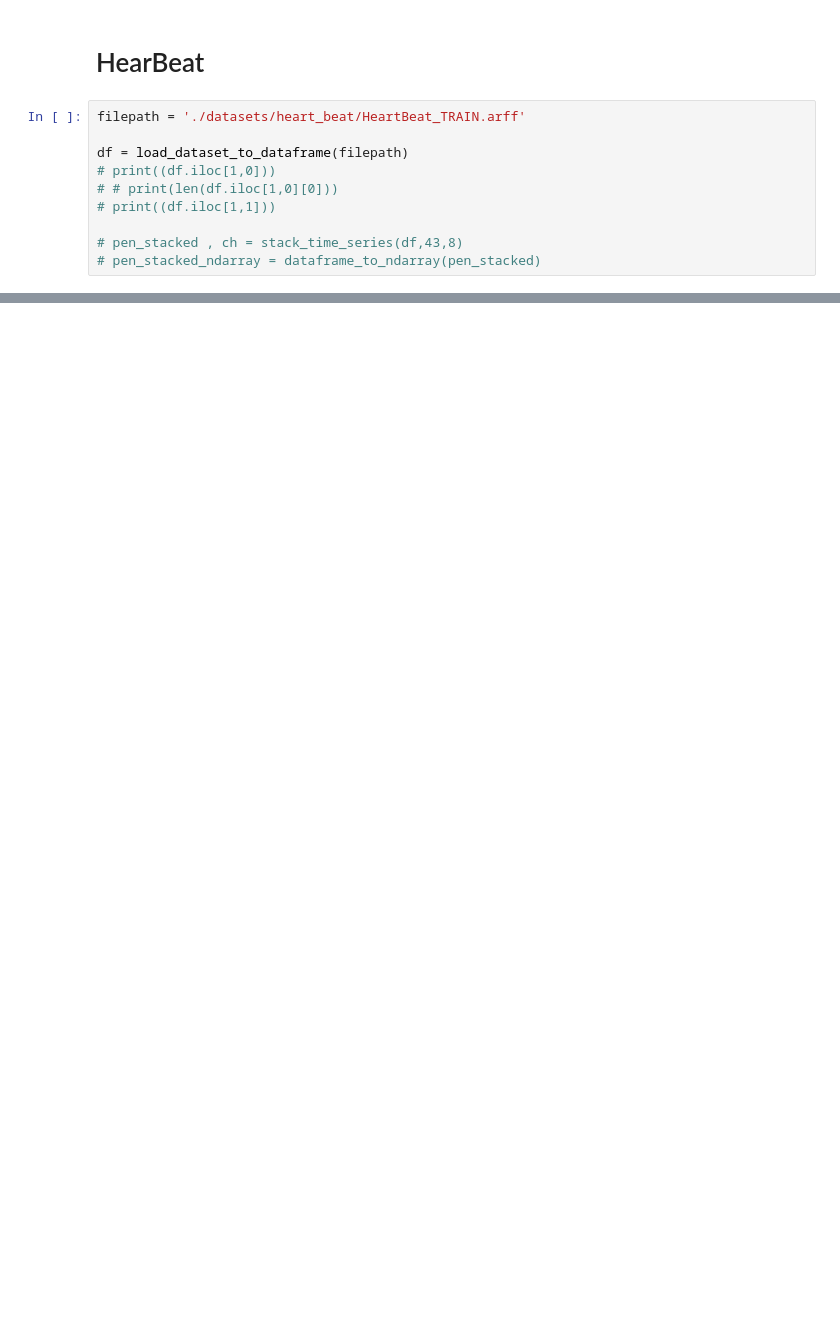
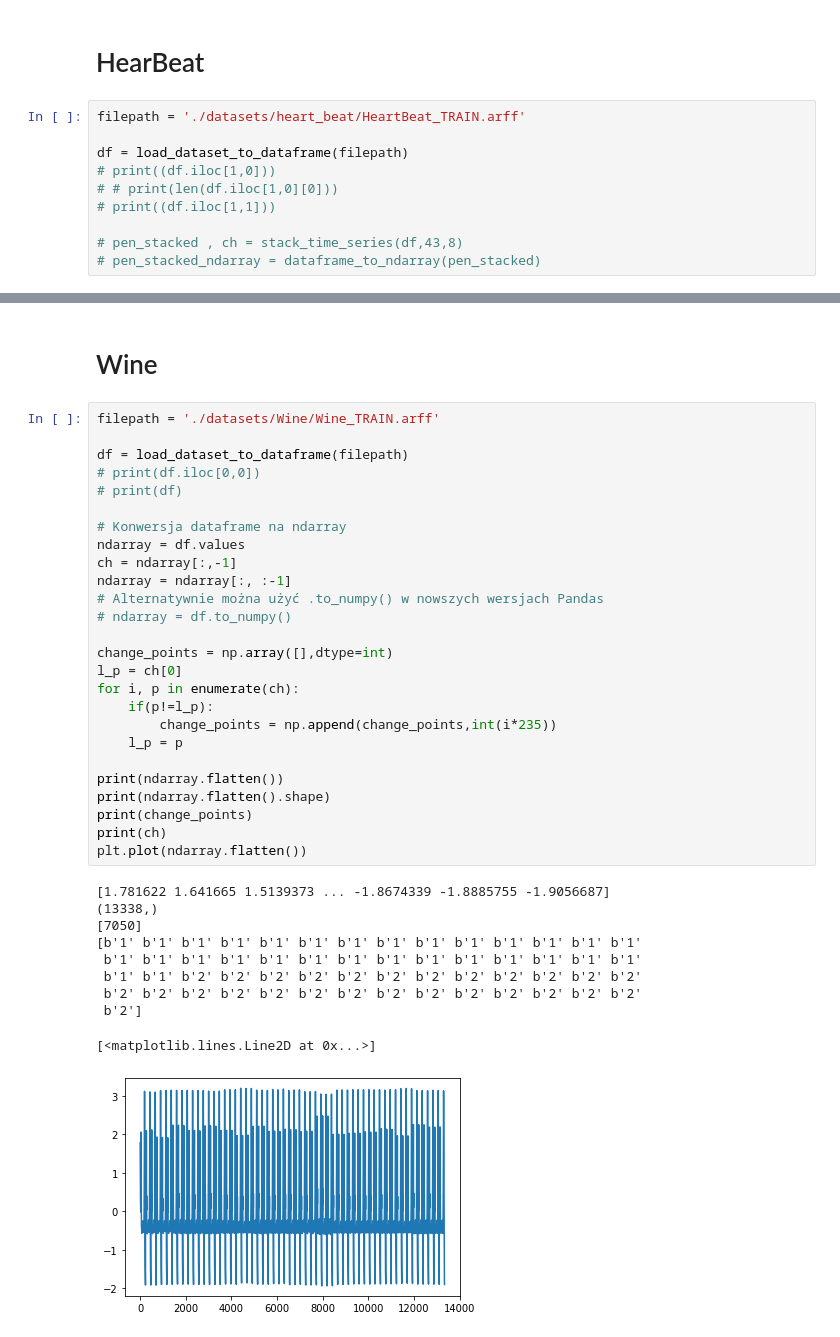
Before and after one commit to damjam212/TimeSeriesSegmentation, a Jupyter notebook: Data_segmentation.ipynb, the cells around one changed output, grey strips where cells are left out. Cells and saved outputs as stored; diff of their text form; blank space fills up the shorter version.

Commit message:
feat: add cells for diffrent datasets (5 of them are suited for experiments)

```diff
--- a/Data_segmentation.ipynb
+++ b/Data_segmentation.ipynb
@@ -953,0 +917,39 @@ eval
+# %% [markdown]
+# Wine
+# %%
+filepath = './datasets/Wine/Wine_TRAIN.arff'
+
+df = load_dataset_to_dataframe(filepath)
+# print(df.iloc[0,0])
+# print(df)
+
+# Konwersja dataframe na ndarray
+ndarray = df.values
+ch = ndarray[:,-1]
+ndarray = ndarray[:, :-1]
+# Alternatywnie można użyć .to_numpy() w nowszych wersjach Pandas
+# ndarray = df.to_numpy()
+
+change_points = np.array([],dtype=int)
+l_p = ch[0]
+for i, p in enumerate(ch):
+    if(p!=l_p):
+        change_points = np.append(change_points,int(i*235))
+    l_p = p
+
+print(ndarray.flatten())
+print(ndarray.flatten().shape)
+print(change_points)
+print(ch)
+plt.plot(ndarray.flatten())
+# %% [output]
+[1.781622 1.641665 1.5139373 ... -1.8674339 -1.8885755 -1.9056687]
+(13338,)
+[7050]
+[b'1' b'1' b'1' b'1' b'1' b'1' b'1' b'1' b'1' b'1' b'1' b'1' b'1' b'1'
+ b'1' b'1' b'1' b'1' b'1' b'1' b'1' b'1' b'1' b'1' b'1' b'1' b'1' b'1'
+ b'1' b'1' b'2' b'2' b'2' b'2' b'2' b'2' b'2' b'2' b'2' b'2' b'2' b'2'
+ b'2' b'2' b'2' b'2' b'2' b'2' b'2' b'2' b'2' b'2' b'2' b'2' b'2' b'2'
+ b'2']
+[<matplotlib.lines.Line2D at 0x...>]
+[figure, added]
```
Also changed, not shown: parts of 29 cells of this notebook.
